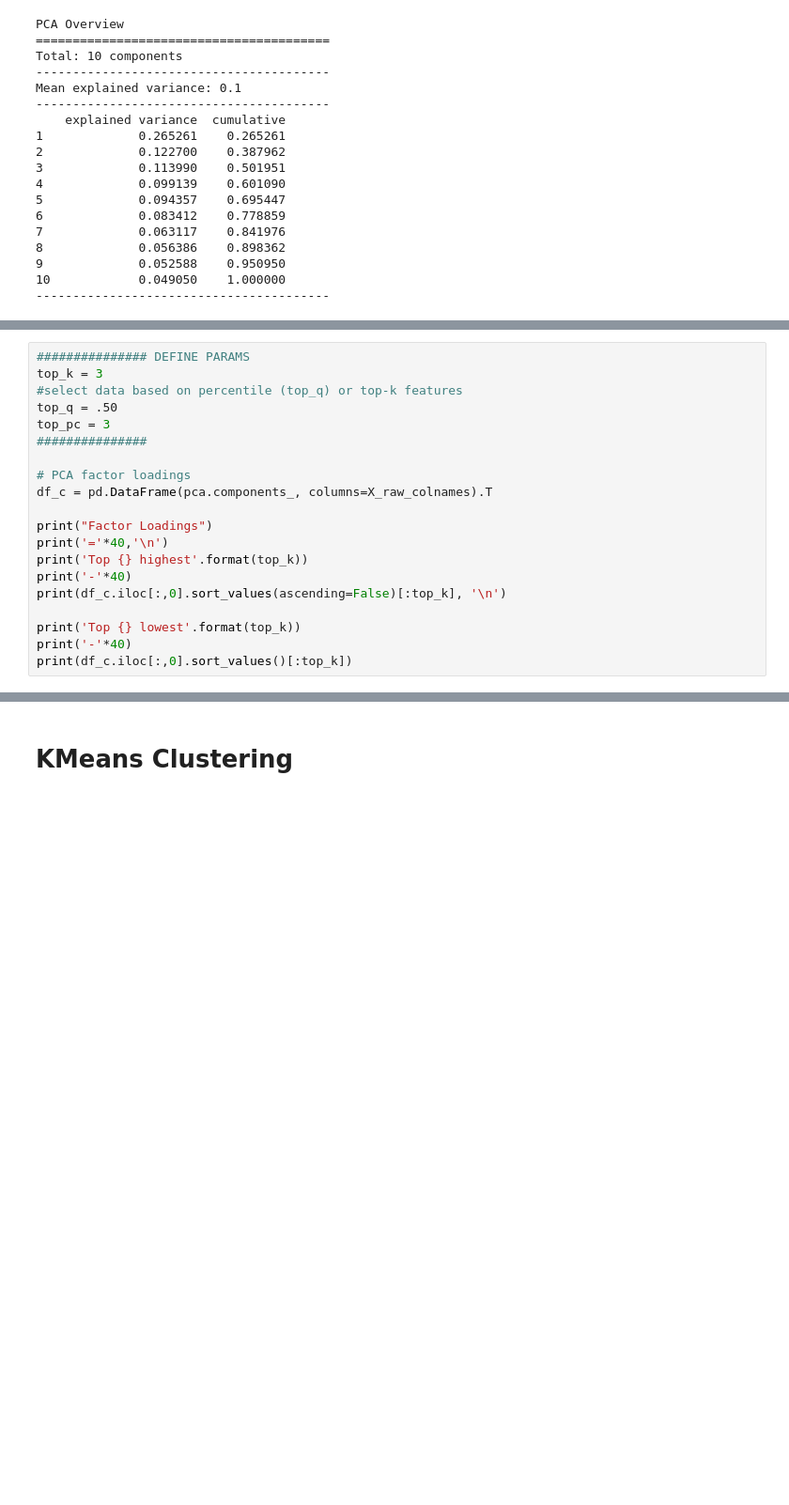
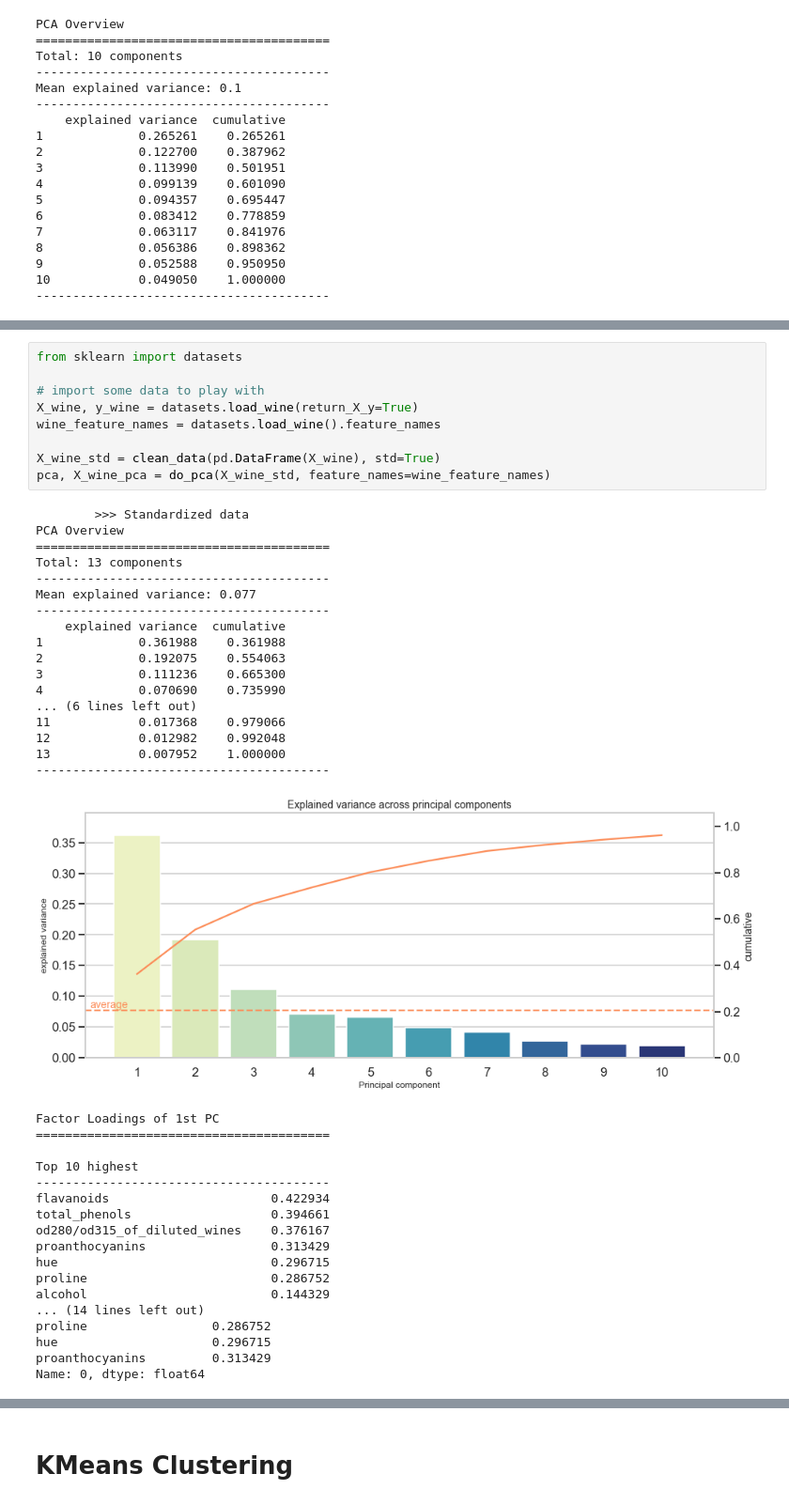
Before and after one commit to philippschmalen/Code-snippets, a Jupyter notebook: PCA_workflow.ipynb, the cells around one changed output, grey strips where cells are left out. Shown at 94% size. Saved outputs shown, nothing was run; the diff lists cells and outputs as text; blank space fills up the shorter version.

```diff
--- a/PCA_workflow.ipynb
+++ b/PCA_workflow.ipynb
@@ -186,20 +264,0 @@ Limit scree plot to nth component (0 for all) > 3
-# %%
-############### DEFINE PARAMS
-top_k = 3
-#select data based on percentile (top_q) or top-k features
-top_q = .50
-top_pc = 3
-###############
-
-# PCA factor loadings
-df_c = pd.DataFrame(pca.components_, columns=X_raw_colnames).T
-
-print("Factor Loadings")
-print('='*40,'\n')
-print('Top {} highest'.format(top_k))
-print('-'*40)
-print(df_c.iloc[:,0].sort_values(ascending=False)[:top_k], '\n')
-
-print('Top {} lowest'.format(top_k))
-print('-'*40)
-print(df_c.iloc[:,0].sort_values()[:top_k])
@@ -377,0 +450,45 @@ Name: 0, dtype: float64
+# %%
+from sklearn import datasets
+
+# import some data to play with
+X_wine, y_wine = datasets.load_wine(return_X_y=True)
+wine_feature_names = datasets.load_wine().feature_names
+
+X_wine_std = clean_data(pd.DataFrame(X_wine), std=True)
+pca, X_wine_pca = do_pca(X_wine_std, feature_names=wine_feature_names)
+# %% [output]
+        >>> Standardized data
+PCA Overview
+========================================
+Total: 13 components
+----------------------------------------
+Mean explained variance: 0.077
+----------------------------------------
+    explained variance  cumulative
+1             0.361988    0.361988
+2             0.192075    0.554063
+3             0.111236    0.665300
+4             0.070690    0.735990
+... (6 lines left out)
+11            0.017368    0.979066
+12            0.012982    0.992048
+13            0.007952    1.000000
+----------------------------------------
+[figure, added]
+Factor Loadings of 1st PC
+========================================
+
+Top 10 highest
+----------------------------------------
+flavanoids                      0.422934
+total_phenols                   0.394661
+od280/od315_of_diluted_wines    0.376167
+proanthocyanins                 0.313429
+hue                             0.296715
+proline                         0.286752
+alcohol                         0.144329
+... (14 lines left out)
+proline                 0.286752
+hue                     0.296715
+proanthocyanins         0.313429
+Name: 0, dtype: float64
```
Also changed, not shown: parts of 37 cells of this notebook, 1 other file.
